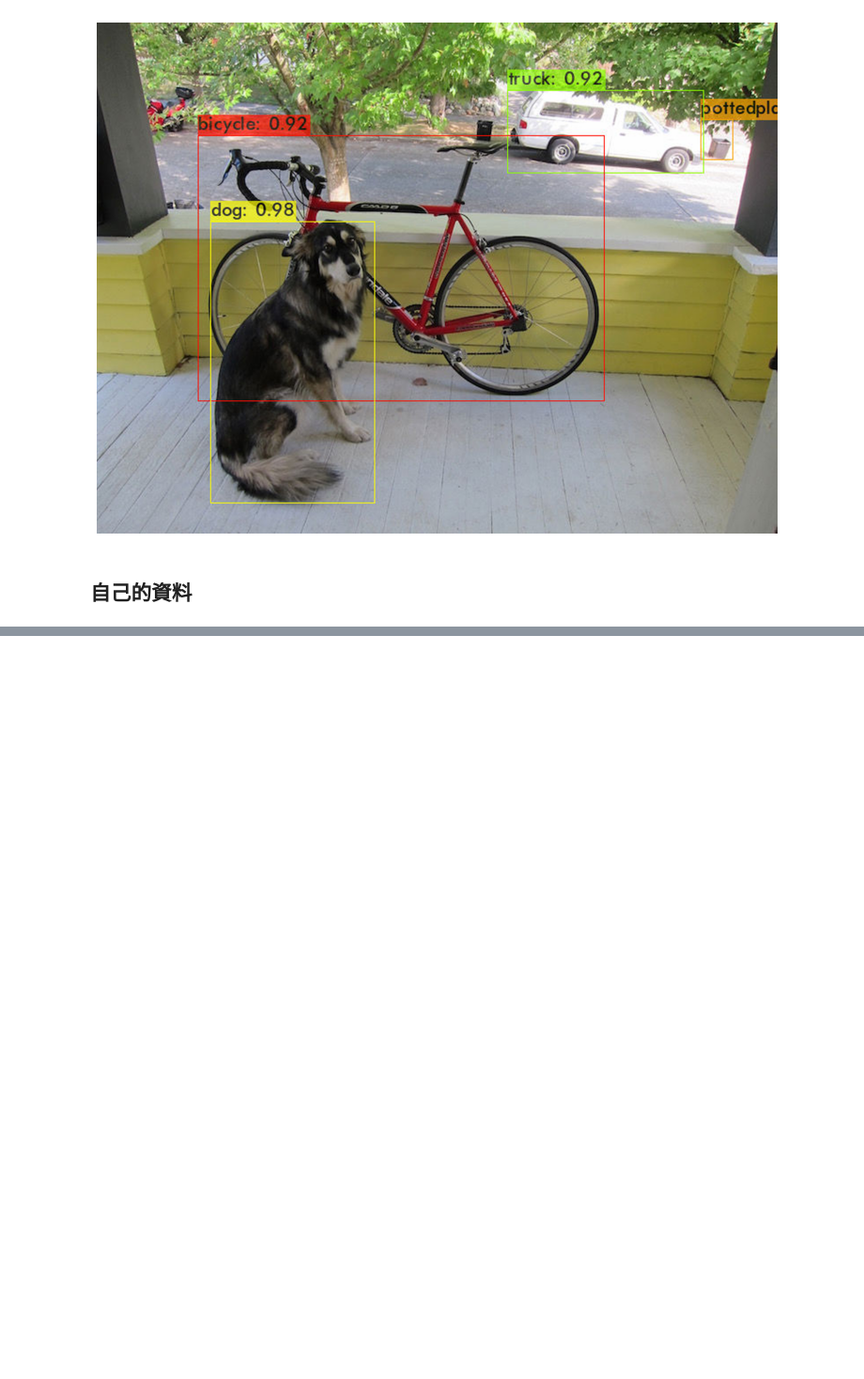
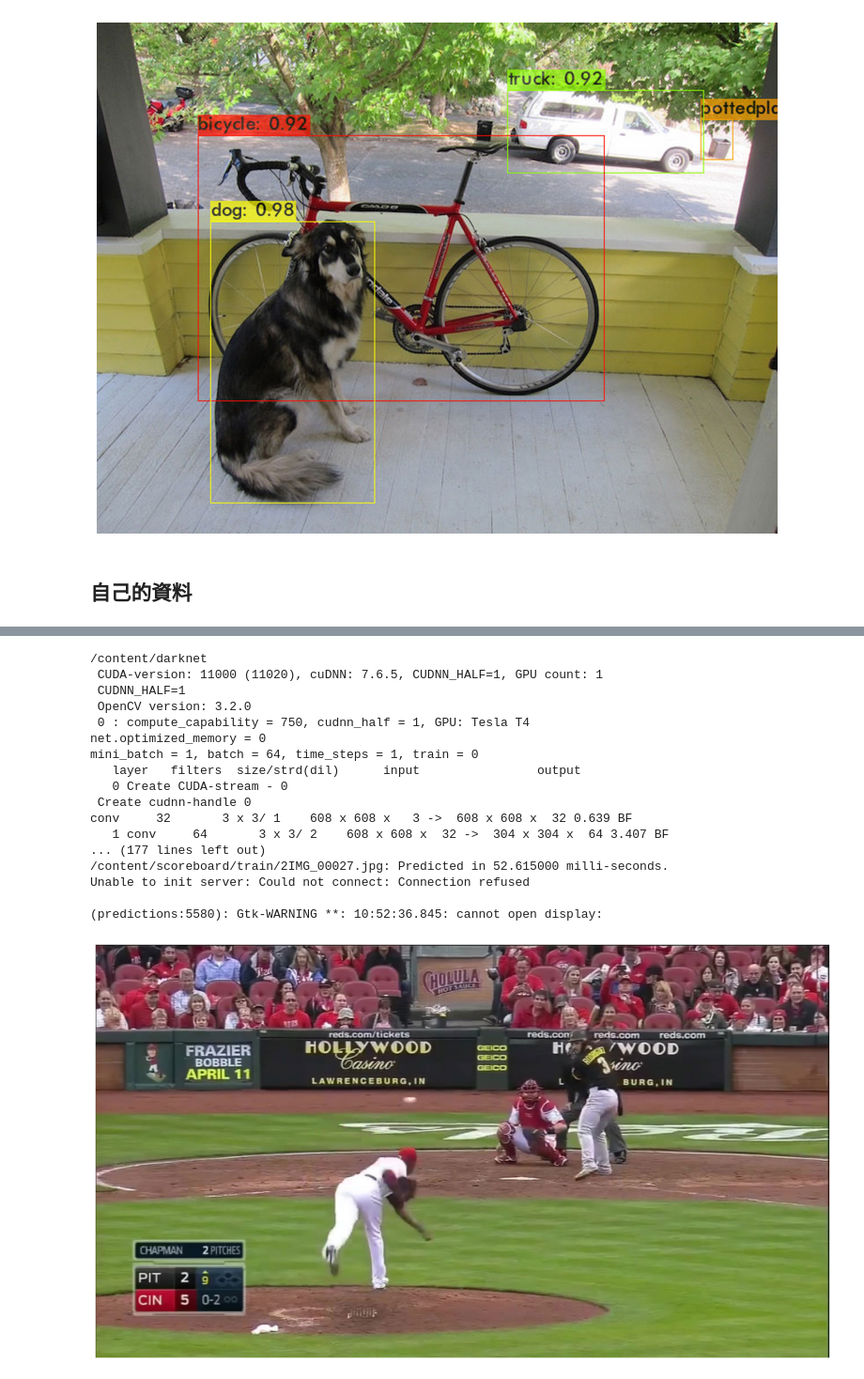
Before and after one commit to jease0502/Yolo, a Jupyter notebook: YOLO教程.ipynb, the cells around one changed output, grey strips where cells are left out. Shown at 94% size. Cells and saved outputs as stored; diff of their text form; code cells hidden in the pictures; blank space fills up the shorter version.

```diff
--- a/YOLO教程.ipynb
+++ b/YOLO教程.ipynb
@@ -120,0 +173,39 @@ imShow('predictions.jpg')
+# %%
+def imShow(path):
+  import cv2
+  import matplotlib.pyplot as plt
+  %matplotlib inline
+
+  image = cv2.imread(path)
+  height, width = image.shape[:2]
+  resized_image = cv2.resize(image,(3*width, 3*height), interpolation = cv2.INTER_CUBIC)
+
+  fig = plt.gcf()
+  fig.set_size_inches(18, 10)
+  plt.axis("off")
+  plt.imshow(cv2.cvtColor(resized_image, cv2.COLOR_BGR2RGB))
+  plt.show()
+# %%
+%cd /content/darknet
+!chmod +x darknet
+!./darknet detect /content/scoreboard/cfg/yolov4scoreboard.cfg /content/scoreboard/cfg/yolov4scoreboard_last.weights  /content/scoreboard/train/2IMG_00027.jpg -dont_show
+imShow('predictions.jpg')
+# %% [output]
+/content/darknet
+ CUDA-version: 11000 (11020), cuDNN: 7.6.5, CUDNN_HALF=1, GPU count: 1
+ CUDNN_HALF=1
+ OpenCV version: 3.2.0
+ 0 : compute_capability = 750, cudnn_half = 1, GPU: Tesla T4
+net.optimized_memory = 0
+mini_batch = 1, batch = 64, time_steps = 1, train = 0
+   layer   filters  size/strd(dil)      input                output
+   0 Create CUDA-stream - 0
+ Create cudnn-handle 0
+conv     32       3 x 3/ 1    608 x 608 x   3 ->  608 x 608 x  32 0.639 BF
+   1 conv     64       3 x 3/ 2    608 x 608 x  32 ->  304 x 304 x  64 3.407 BF
+... (177 lines left out)
+/content/scoreboard/train/2IMG_00027.jpg: Predicted in 52.615000 milli-seconds.
+Unable to init server: Could not connect: Connection refused
+
+(predictions:5580): Gtk-WARNING **: 10:52:36.845: cannot open display:
+[figure, added]
```
Also changed, not shown: parts of 12 cells of this notebook.
